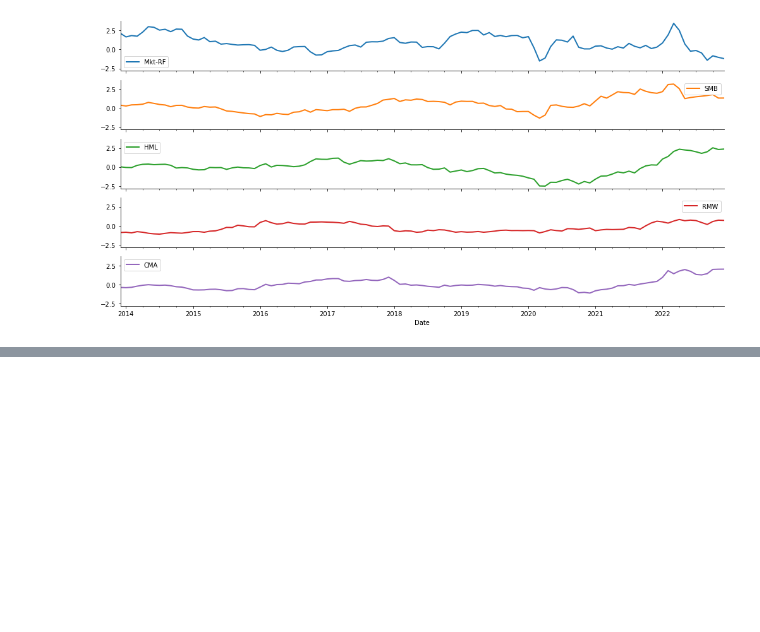
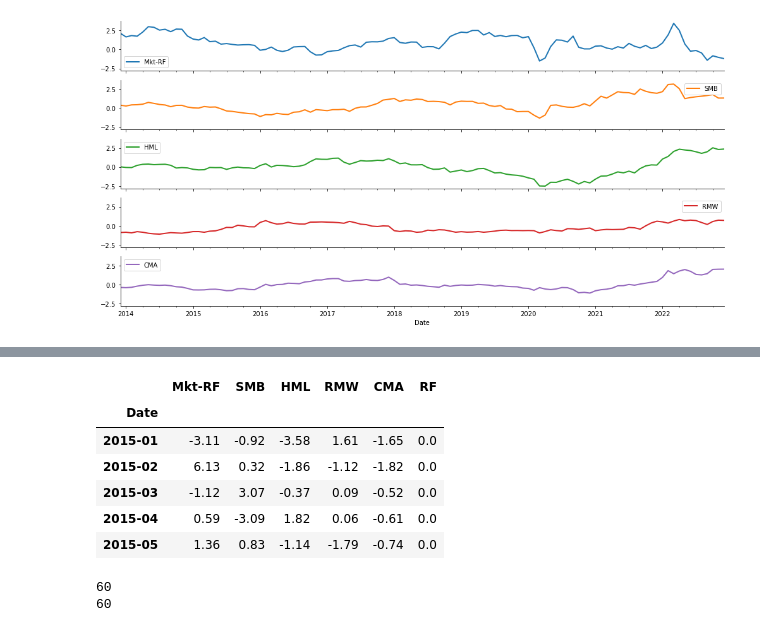
Before and after one commit to milesChild/quant-practice-materials, a Jupyter notebook: portfolio_management/lib/fama_french.ipynb, the cells around one changed output, grey strips where cells are left out. Saved outputs shown, nothing was run; the diff lists cells and outputs as text; code cells hidden in the pictures; blank space fills up the shorter version.

Commit message:
update fama french with qqq and avuv sc analysis

```diff
--- a/portfolio_management/lib/fama_french.ipynb
+++ b/portfolio_management/lib/fama_french.ipynb
@@ -280,0 +332,24 @@ plt.tight_layout()
+# %%
+start_date = "2015-01-01"
+end_date = "2019-12-31"
+
+# Create a dictionary to store the historical data for each stock
+qqq_stock_data_dict = {}
+
+# Fetch historical data for qqq tickers
+for ticker in qqq_tickers:
+    try:
+        stock_data = yf.download(ticker, start=start_date, end=end_date, interval="1wk")  # Weekly data
+        qqq_stock_data_dict[ticker] = stock_data
+    except Exception as e:
+        print(f"Error fetching data for {ticker}: {e}")
+
+avuv_stock_data_dict = {}
+
+# Fetch historical data for avuv tickers
+for ticker in avuv_tickers:
+    try:
+        stock_data = yf.download(ticker, start=start_date, end=end_date, interval="1wk")  # Weekly data
+        avuv_stock_data_dict[ticker] = stock_data
+    except Exception as e:
+        print(f"Error fetching data for {ticker}: {e}")
@@ -280,0 +406,14 @@ plt.tight_layout()
+# %%
+# get ff factor data
+
+ff_factor = 'F-F_Research_Data_5_Factors_2x3'
+ff_factor_data = web.DataReader(ff_factor, 'famafrench', start=start_date, end=end_date)[0]
+ff_factor_data.head()
+# %% [output]
+|  | Mkt-RF | SMB | HML | RMW | CMA | RF |
+| Date |  |  |  |  |  |  |
+| 2015-01 | -3.11 | -0.92 | -3.58 | 1.61 | -1.65 | 0.0 |
+| 2015-02 | 6.13 | 0.32 | -1.86 | -1.12 | -1.82 | 0.0 |
+| 2015-03 | -1.12 | 3.07 | -0.37 | 0.09 | -0.52 | 0.0 |
+| 2015-04 | 0.59 | -3.09 | 1.82 | 0.06 | -0.61 | 0.0 |
+| 2015-05 | 1.36 | 0.83 | -1.14 | -1.79 | -0.74 | 0.0 |
@@ -280,0 +424,6 @@ plt.tight_layout()
+# %%
+print(len(ff_factor_data_qqq))
+print(len(qqq_returns))
+# %% [output]
+60
+60
```
Also changed, not shown: parts of 11 cells of this notebook, 4 other files.
